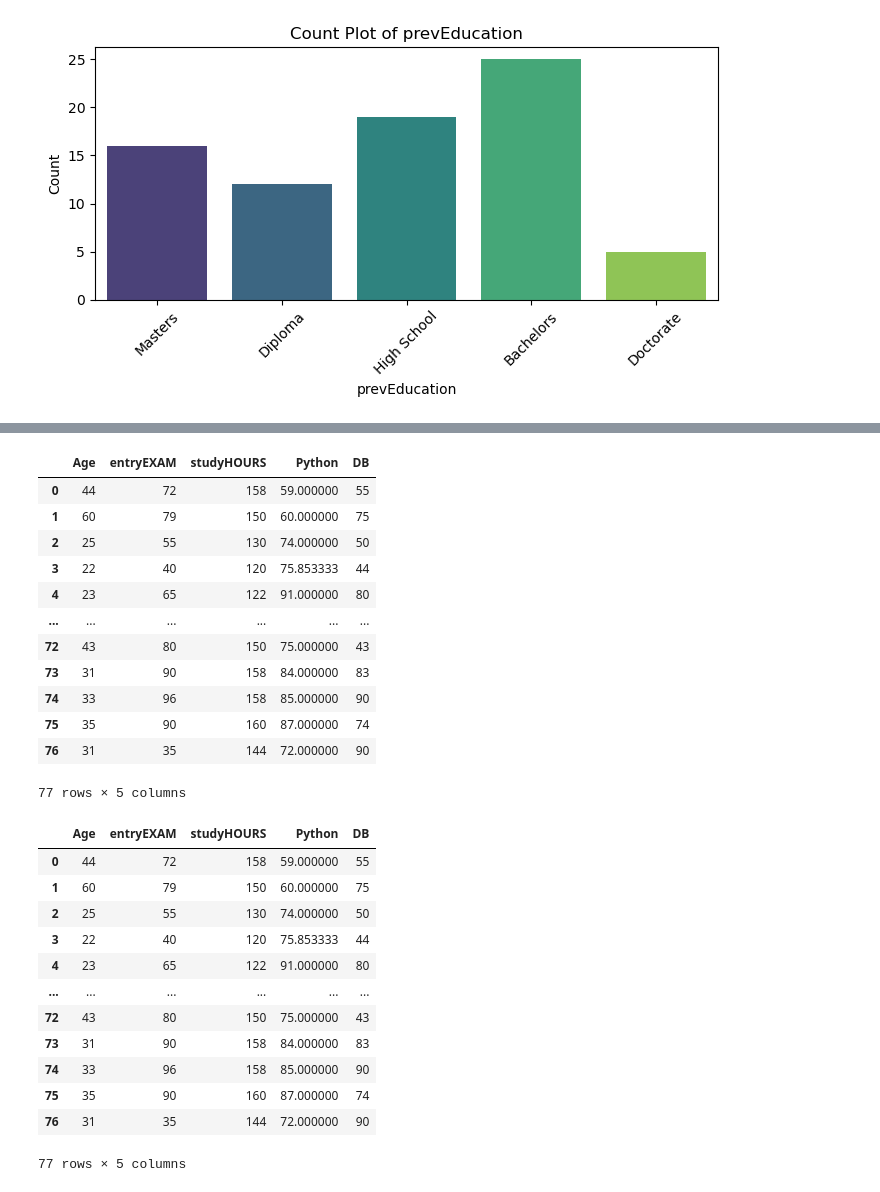
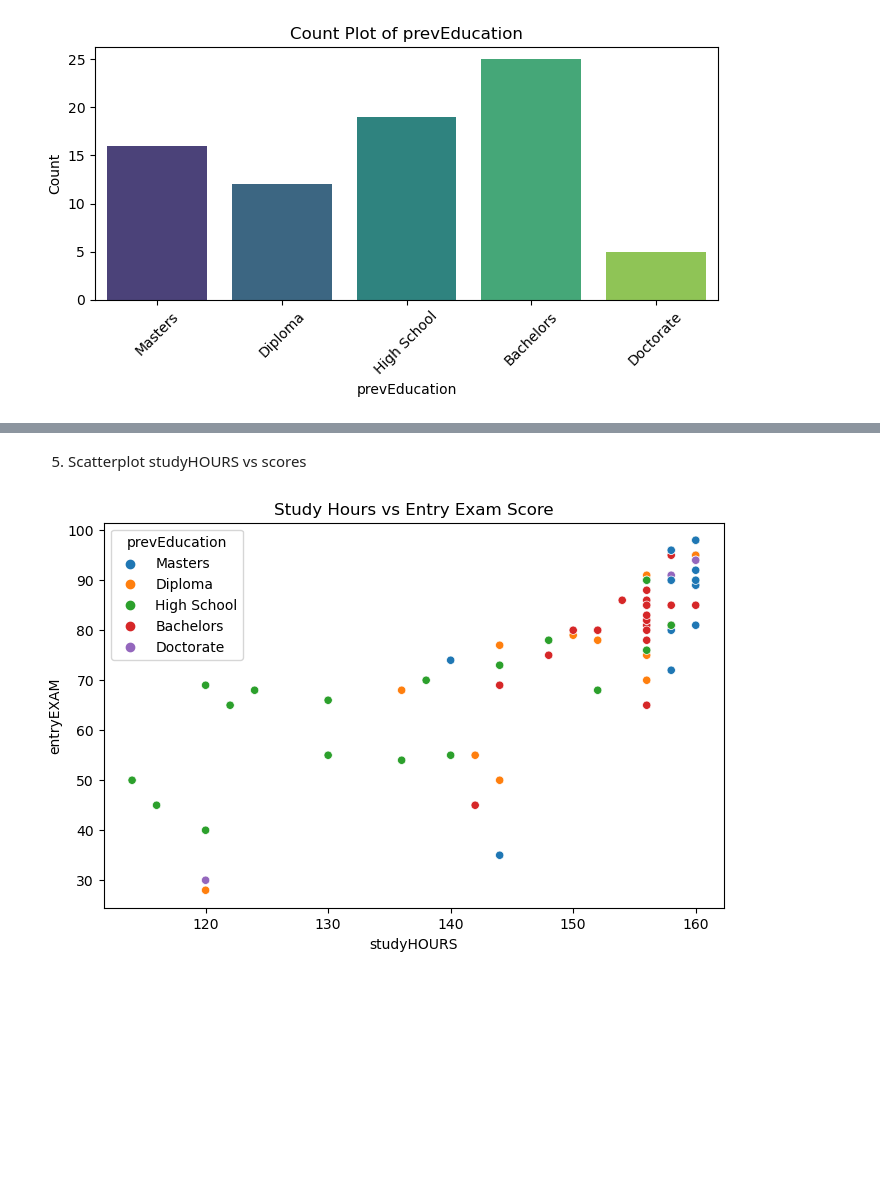
Before and after one commit to sajjadkhazaei/students_performance, a Jupyter notebook: main.ipynb, the cells around one changed output, grey strips where cells are left out. Drawn from its saved outputs; the diff is of its cells as text; code cells hidden in the pictures; blank space fills up the shorter version.

```diff
--- a/main.ipynb
+++ b/main.ipynb
@@ -308,32 +314,9 @@ plt.show()
-# %%
-numeric_df
-# %% [output]
-|  | Age | entryEXAM | studyHOURS | Python | DB |
-| 0 | 44 | 72 | 158 | 59.000000 | 55 |
-| 1 | 60 | 79 | 150 | 60.000000 | 75 |
-| 2 | 25 | 55 | 130 | 74.000000 | 50 |
-| 3 | 22 | 40 | 120 | 75.853333 | 44 |
-| 4 | 23 | 65 | 122 | 91.000000 | 80 |
-| ... | ... | ... | ... | ... | ... |
-| 72 | 43 | 80 | 150 | 75.000000 | 43 |
-| 73 | 31 | 90 | 158 | 84.000000 | 83 |
-| 74 | 33 | 96 | 158 | 85.000000 | 90 |
-| 75 | 35 | 90 | 160 | 87.000000 | 74 |
-| 76 | 31 | 35 | 144 | 72.000000 | 90 |
-77 rows × 5 columns
-# %%
-df[numerical_columns]
-# %% [output]
-|  | Age | entryEXAM | studyHOURS | Python | DB |
-| 0 | 44 | 72 | 158 | 59.000000 | 55 |
-| 1 | 60 | 79 | 150 | 60.000000 | 75 |
-| 2 | 25 | 55 | 130 | 74.000000 | 50 |
-| 3 | 22 | 40 | 120 | 75.853333 | 44 |
-| 4 | 23 | 65 | 122 | 91.000000 | 80 |
-| ... | ... | ... | ... | ... | ... |
-| 72 | 43 | 80 | 150 | 75.000000 | 43 |
-| 73 | 31 | 90 | 158 | 84.000000 | 83 |
-| 74 | 33 | 96 | 158 | 85.000000 | 90 |
-| 75 | 35 | 90 | 160 | 87.000000 | 74 |
-| 76 | 31 | 35 | 144 | 72.000000 | 90 |
-77 rows × 5 columns
+# %% [markdown]
+5. Scatterplot studyHOURS vs scores
+# %%
+plt.figure(figsize=(8,5))
+sns.scatterplot(x="studyHOURS", y="entryEXAM", hue="prevEducation", data=df)
+plt.title("Study Hours vs Entry Exam Score")
+plt.show()
+# %% [output]
+[figure, added]
```
Also changed, not shown: parts of 18 cells of this notebook.
